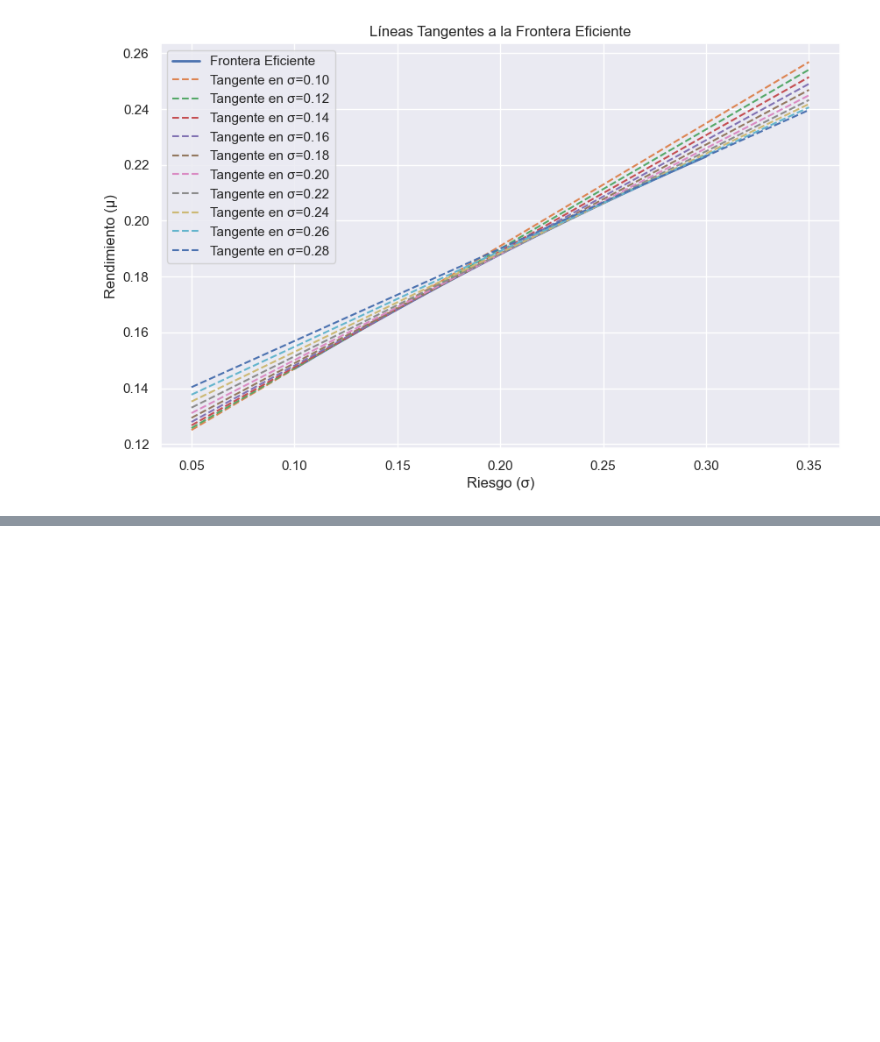
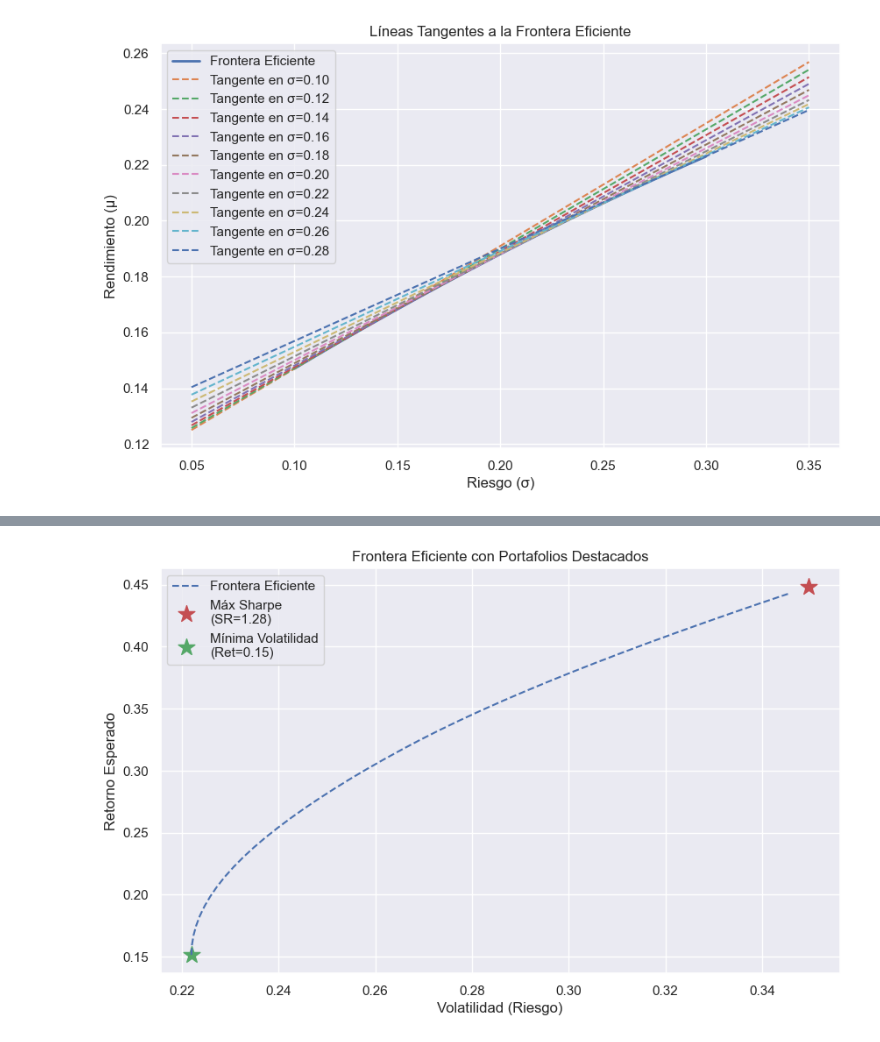
Before and after one commit to DaveQuant/Mathematical-Models-For-Pricing-Options, a Jupyter notebook: efficient_frontier.ipynb, the cells around one changed output, grey strips where cells are left out. Saved outputs shown, nothing was run; the diff lists cells and outputs as text; code cells hidden in the pictures; blank space fills up the shorter version.

```diff
--- a/efficient_frontier.ipynb
+++ b/efficient_frontier.ipynb
@@ -442,0 +481,47 @@ plt.show()
+# %%
+# Calcular los retornos esperados anuales y la matriz de covarianza a partir de los precios históricos
+mu = expected_returns.mean_historical_return(close_prices, compounding=False)
+S = risk_models.CovarianceShrinkage(close_prices).ledoit_wolf()
+
+# 3. Cálculo de la frontera eficiente para distintos retornos objetivo
+# Definimos un rango de retornos objetivo (dentro del rango factible)
+target_returns = np.linspace(mu.min(), mu.max(), 50)
+volatilities = []
+returns_list = []
+
+for target_return in target_returns:
+    # Para evitar contaminación entre iteraciones, se crea una nueva instancia de EfficientFrontier
+    ef_temp = EfficientFrontier(mu, S)
+    try:
+        ef_temp.efficient_return(target_return)
+        performance = ef_temp.portfolio_performance(verbose=False)
+        ret, vol, sr = performance  # sr es el ratio de Sharpe
+        returns_list.append(ret)
+        volatilities.append(vol)
+    except Exception as e:
+        returns_list.append(np.nan)
+        volatilities.append(np.nan)
+
+# 4. Cálculo del portafolio de máximo Sharpe
+ef_max = EfficientFrontier(mu, S)
+weights_max = ef_max.max_sharpe()
+ret_max, vol_max, sr_max = ef_max.portfolio_performance(verbose=False)
+
+# 5. Cálculo del portafolio de mínima volatilidad
+ef_min = EfficientFrontier(mu, S)
+weights_min = ef_min.min_volatility()
+ret_min, vol_min, sr_min = ef_min.portfolio_performance(verbose=False)
+
+# 6. Graficar la frontera eficiente y los portafolios destacados
+plt.figure(figsize=(10, 6))
+plt.plot(volatilities, returns_list, "b--", label="Frontera Eficiente")
+plt.scatter(vol_max, ret_max, marker="*", color="r", s=200, label=f"Máx Sharpe\n(SR={sr_max:.2f})")
+plt.scatter(vol_min, ret_min, marker="*", color="g", s=200, label=f"Mínima Volatilidad\n(Ret={ret_min:.2f})")
+plt.xlabel("Volatilidad (Riesgo)")
+plt.ylabel("Retorno Esperado")
+plt.title("Frontera Eficiente con Portafolios Destacados")
+plt.legend()
+plt.grid(True)
+plt.show()
+# %% [output]
+[figure, added]
```
Also changed, not shown: parts of 25 cells of this notebook.
